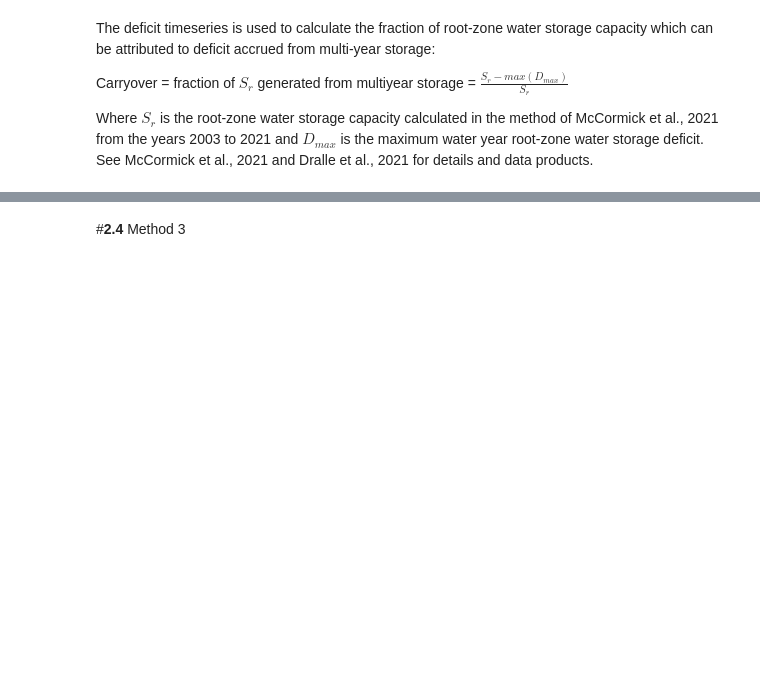
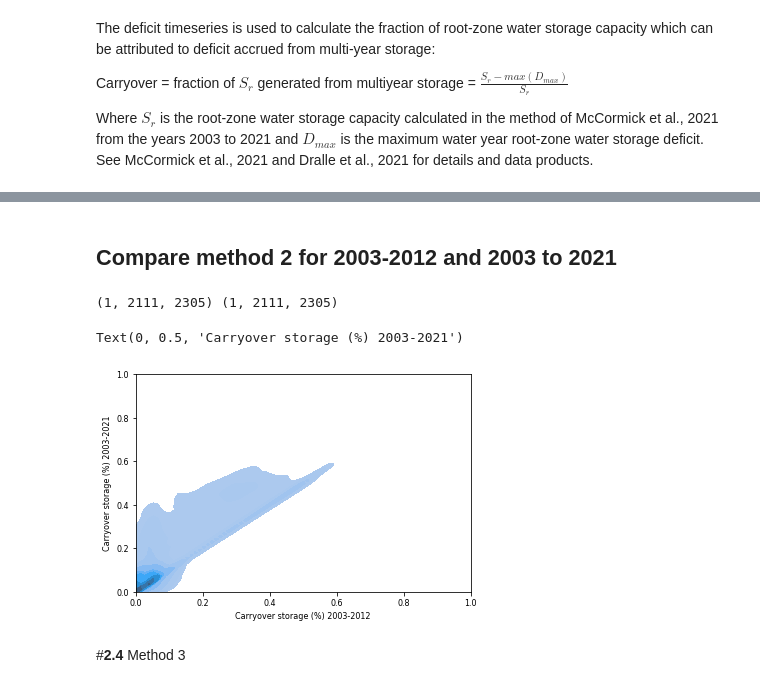
Before and after one commit to erica-mccormick/storage-dynamics, a Jupyter notebook: MASTER_P2.ipynb, the cells around one changed output, grey strips where cells are left out. Cells and saved outputs as stored; diff of their text form; code cells hidden in the pictures; blank space fills up the shorter version.

```diff
--- a/MASTER_P2.ipynb
+++ b/MASTER_P2.ipynb
@@ -480,3 +532,35 @@ diff_carryover_14_mag = carryover_mag.subtract(carryover_14_mag)
+# %% [markdown]
+## Compare method 2 for 2003-2012 and 2003 to 2021
+# %%
+carryover_2020_path = '/content/drive/MyDrive/ROOTS N ROCK/Rock moisture/RM2b_MultiyearStorage/tiffs/drafts_round6/carryover/carryover_perc.tif'
+carryover_2012_path = '/content/drive/MyDrive/ROOTS N ROCK/Rock moisture/RM2b_MultiyearStorage/tiffs/drafts_round6/carryover/carryover_12_perc.tif'
+
+carryover_2020_tif = rio.open(carryover_2020_path)
+carryover_2020_array = carryover_2020_tif.read()
+shape_20 = carryover_2020_array.shape
+
+
+carryover_2012_tif = rio.open(carryover_2012_path)
+carryover_2012_array = carryover_2012_tif.read()
+shape_12 = carryover_2012_array.shape
+
+print(shape_20, shape_12)
+# %% [output]
+(1, 2111, 2305) (1, 2111, 2305)
+# %%
+df = pd.DataFrame()
+df['2020'] = carryover_2020_array.flatten()
+df['2012'] =  carryover_2012_array.flatten()
+df = df.dropna()
+# %%
+sns.kdeplot(data=df, x="2012", y="2020", fill=True)#, thresh=0, levels=100, cmap="mako",
+plt.xlim(0, 1)
+plt.ylim(0, 1)
+plt.xlabel('Carryover storage (%) 2003-2012')
+plt.ylabel('Carryover storage (%) 2003-2021')
+# %% [output]
+Text(0, 0.5, 'Carryover storage (%) 2003-2021')
+[figure, added]
 # %% [markdown]
 #**2.4** Method 3
 # %% [markdown]
```
Also changed, not shown: parts of 64 cells of this notebook.
